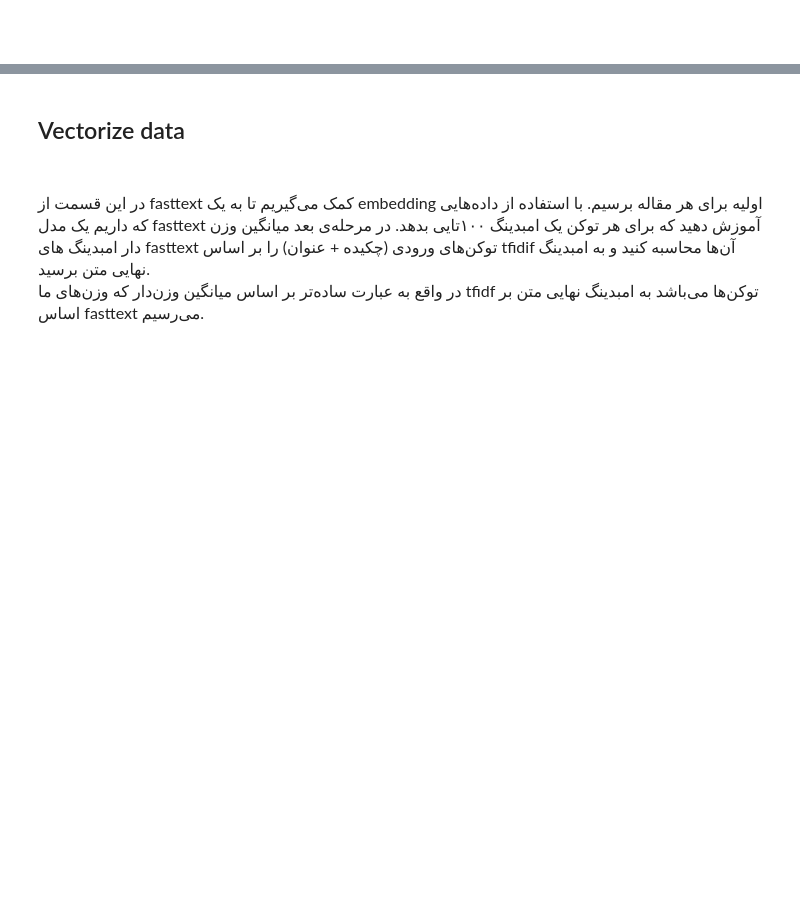
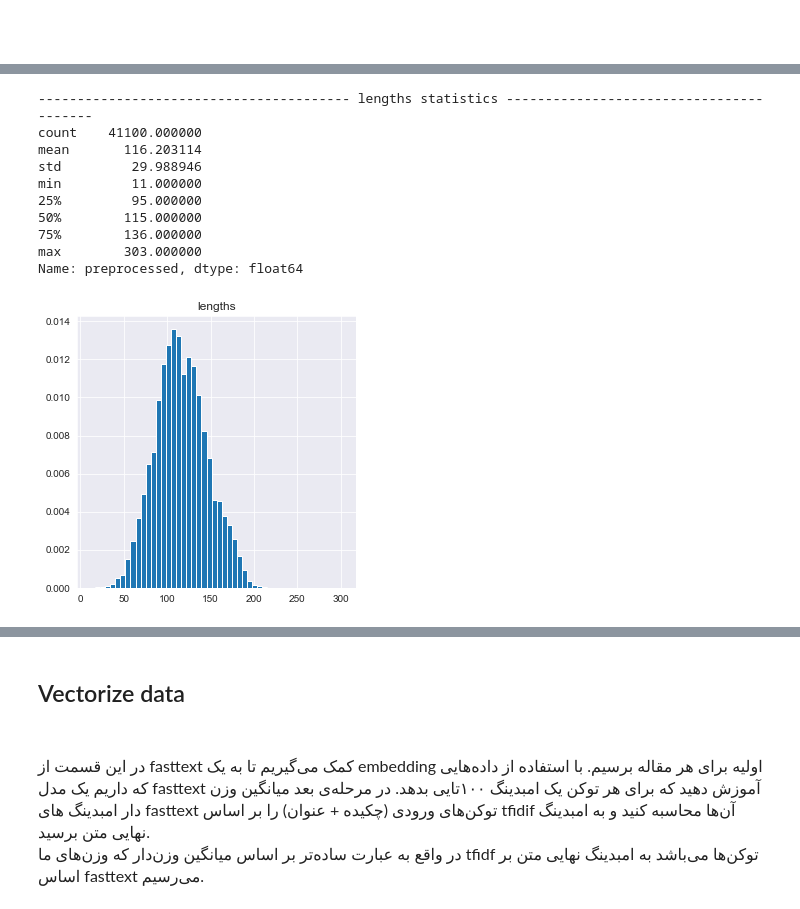
Before and after one commit to ahmadsalimi/information-retrieval, a Jupyter notebook: ir-phase-2.ipynb, the cells around one changed output, grey strips where cells are left out. Drawn from its saved outputs; the diff is of its cells as text; code cells hidden in the pictures; blank space fills up the shorter version.

```diff
--- a/ir-phase-2.ipynb
+++ b/ir-phase-2.ipynb
@@ -550,8 +578,25 @@ def preprocess_text(text, minimum_length=1, stopword_removal=True, stopwords_dom
     punctuation_removal: bool
         whether to remove punctuations
     """
-    # todo
-    normalized_tokens = None
+
+    normalized_tokens = word_tokenize(text)
+
+    if stopword_removal:
+        # Remove stopwords in English and also the given domain stopwords
+        stopwords = [x.lower() for x in nltk.corpus.stopwords.words('english')]
+        domain_stopwords = [x.lower() for x in stopwords_domain]
+        normalized_tokens = [word for word in normalized_tokens if word.lower() not in domain_stopwords + stopwords]
+
+    if punctuation_removal:
+        # Remove punctuations
+        normalized_tokens = [word for word in normalized_tokens if word not in string.punctuation]
+
+    if lower_case:
+        # Convert everything to lowercase and filter based on a min length
+        normalized_tokens = [word.lower() for word in normalized_tokens if len(word) > minimum_length]
+    else:
+        normalized_tokens = [word for word in normalized_tokens if len(word) > minimum_length]
+
     return normalized_tokens
 # %% [markdown]
 
@@ -563,8 +608,7 @@ def preprocess_text(text, minimum_length=1, stopword_removal=True, stopwords_dom
 
 </font>
 </div>
-# %%
-# preprocess text
-df['preprocessed_abstract'] = df['summaries'].apply(lambda x: preprocess_text(x))
-df['preprocessed_title'] = df['titles'].apply(lambda x: preprocess_text(x))
-preprocessed_total = df['preprocessed_abstract'] + df['preprocessed_title']
+# %%
+# preprocess text
+df['preprocessed'] = df['titles'].str.cat(df['abstracts'], ' ').parallel_apply(preprocess_text)
+df
@@ -570,0 +629,25 @@ preprocessed_total = df['preprocessed_abstract'] + df['preprocessed_title']
+# %%
+# perform data cleaning and eda (you can add cells here)
+# Text length
+
+lens = df['preprocessed'].apply(len)
+
+print(' lengths statistics '.center(100, '-'))
+print(lens.describe())
+
+plt.figure(figsize=(5, 5))
+plt.hist(lens, bins=50, density=True)
+plt.title('lengths')
+plt.show()
+# %% [output]
+---------------------------------------- lengths statistics ----------------------------------------
+count    41100.000000
+mean       116.203114
+std         29.988946
+min         11.000000
+25%         95.000000
+50%        115.000000
+75%        136.000000
+max        303.000000
+Name: preprocessed, dtype: float64
+[figure, added]
```
Also changed, not shown: parts of 33 cells of this notebook, 1 other file.
